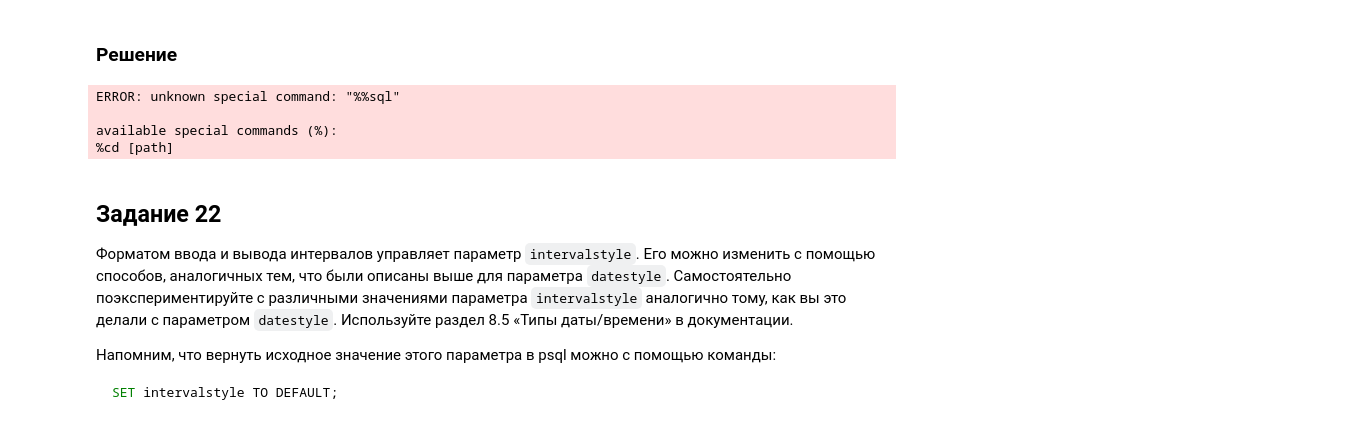
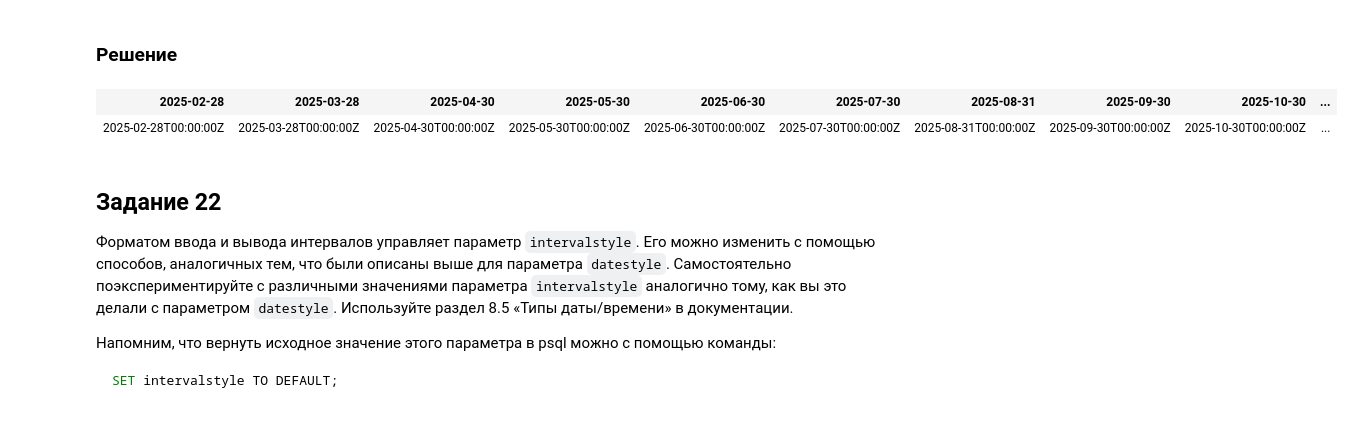
Before and after one commit to vowatchka/postgres_basic, a Jupyter notebook: practices/4_postgres_datatypes/gorm.ipynb, the cells around one changed output. Drawn from its saved outputs; the diff is of its cells as text; code cells hidden in the pictures.

```diff
--- a/practices/4_postgres_datatypes/gorm.ipynb
+++ b/practices/4_postgres_datatypes/gorm.ipynb
@@ -1667,25 +1667,63 @@ SELECT ( '2016-02-29'::date + '1 mon'::interval ) AS new_date;
 # %% [markdown]
 ### Решение
 # %%
-%%sql
-SELECT
-    '2025-01-31'::date + '1 mon'::interval as "2025-02-28",
-    '2025-02-28'::date + '1 mon'::interval as "2025-03-28",
-    '2025-03-31'::date + '1 mon'::interval as "2025-04-30",
-    '2025-04-30'::date + '1 mon'::interval as "2025-05-30",
-    '2025-05-31'::date + '1 mon'::interval as "2025-06-30",
-    '2025-06-30'::date + '1 mon'::interval as "2025-07-30",
-    '2025-07-31'::date + '1 mon'::interval as "2025-08-31",
-    '2025-08-31'::date + '1 mon'::interval as "2025-09-30",
-    '2025-09-30'::date + '1 mon'::interval as "2025-10-30",
-    '2025-10-31'::date + '1 mon'::interval as "2025-11-30",
-    '2025-11-30'::date + '1 mon'::interval as "2025-12-30",
-    '2025-12-31'::date + '1 mon'::interval as "2026-01-31"
+type Result struct {
+    Feb time.Time `gorm:"column:2025-02-28" json:"2025-02-28"`
+    Mar time.Time `gorm:"column:2025-03-28" json:"2025-03-28"`
+    Apr time.Time `gorm:"column:2025-04-30" json:"2025-04-30"`
+    May time.Time `gorm:"column:2025-05-30" json:"2025-05-30"`
+    Jun time.Time `gorm:"column:2025-06-30" json:"2025-06-30"`
+    Jul time.Time `gorm:"column:2025-07-30" json:"2025-07-30"`
+    Aug time.Time `gorm:"column:2025-08-31" json:"2025-08-31"`
+    Sep time.Time `gorm:"column:2025-09-30" json:"2025-09-30"`
+    Oct time.Time `gorm:"column:2025-10-30" json:"2025-10-30"`
+    Nov time.Time `gorm:"column:2025-11-30" json:"2025-11-30"`
+    Dec time.Time `gorm:"column:2025-12-30" json:"2025-12-30"`
+    Jan time.Time `gorm:"column:2026-01-31" json:"2026-01-31"`
+}
+
+col_names := []string{
+    "2025-02-28",
+    "2025-03-28",
+    "2025-04-30",
+    "2025-05-30",
+    "2025-06-30",
+    "2025-07-30",
+    "2025-08-31",
+    "2025-09-30",
+    "2025-10-30",
+    "2025-11-30",
+    "2025-12-30",
+    "2026-01-31",
+}
+
+var results []*Result
+db.Raw(
+    fmt.Sprintf(
+        `
+        SELECT
+            '2025-01-31'::date + '1 mon'::interval as %#v,
+            '2025-02-28'::date + '1 mon'::interval as %#v,
+            '2025-03-31'::date + '1 mon'::interval as %#v,
+            '2025-04-30'::date + '1 mon'::interval as %#v,
+            '2025-05-31'::date + '1 mon'::interval as %#v,
+            '2025-06-30'::date + '1 mon'::interval as %#v,
+            '2025-07-31'::date + '1 mon'::interval as %#v,
+            '2025-08-31'::date + '1 mon'::interval as %#v,
+            '2025-09-30'::date + '1 mon'::interval as %#v,
+            '2025-10-31'::date + '1 mon'::interval as %#v,
+            '2025-11-30'::date + '1 mon'::interval as %#v,
+            '2025-12-31'::date + '1 mon'::interval as %#v
+        `,
+        table.ColNamesToAny(col_names)...,
+    ),
+).Scan(&results)
+
+html, _ := table.Table(&results, col_names)
+display.HTML(html)
 # %% [output]
-ERROR: unknown special command: "%%sql"
-
-available special commands (%):
-%cd [path]
+| 2025-02-28 | 2025-03-28 | 2025-04-30 | 2025-05-30 | 2025-06-30 | 2025-07-30 | 2025-08-31 | 2025-09-30 | 2025-10-30 | ... |
+| 2025-02-28T00:00:00Z | 2025-03-28T00:00:00Z | 2025-04-30T00:00:00Z | 2025-05-30T00:00:00Z | 2025-06-30T00:00:00Z | 2025-07-30T00:00:00Z | 2025-08-31T00:00:00Z | 2025-09-30T00:00:00Z | 2025-10-30T00:00:00Z | ... |
 # %% [markdown]
 ## Задание 22
 
```
Also changed, not shown: parts of 15 cells of this notebook.
